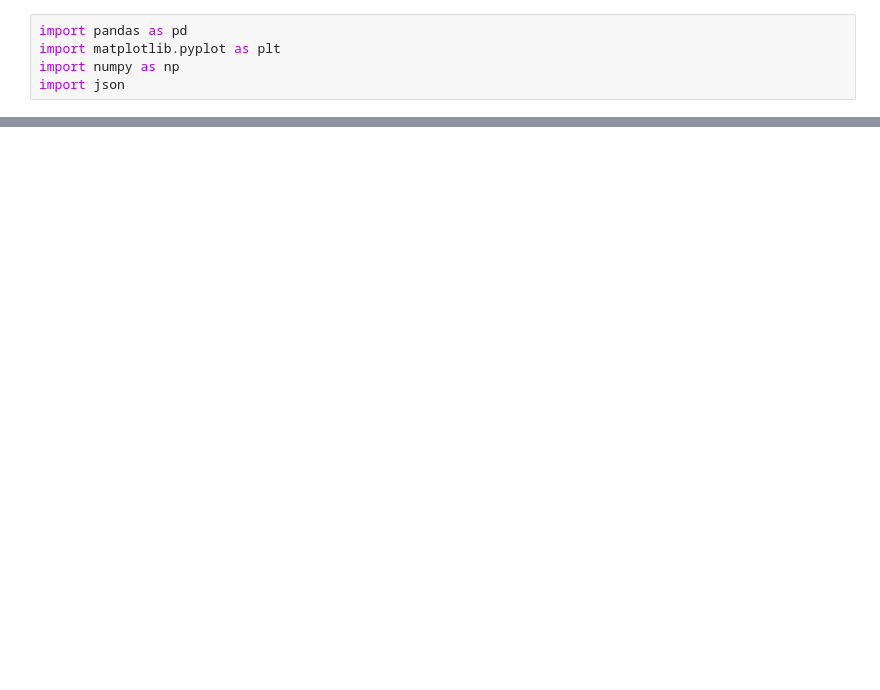
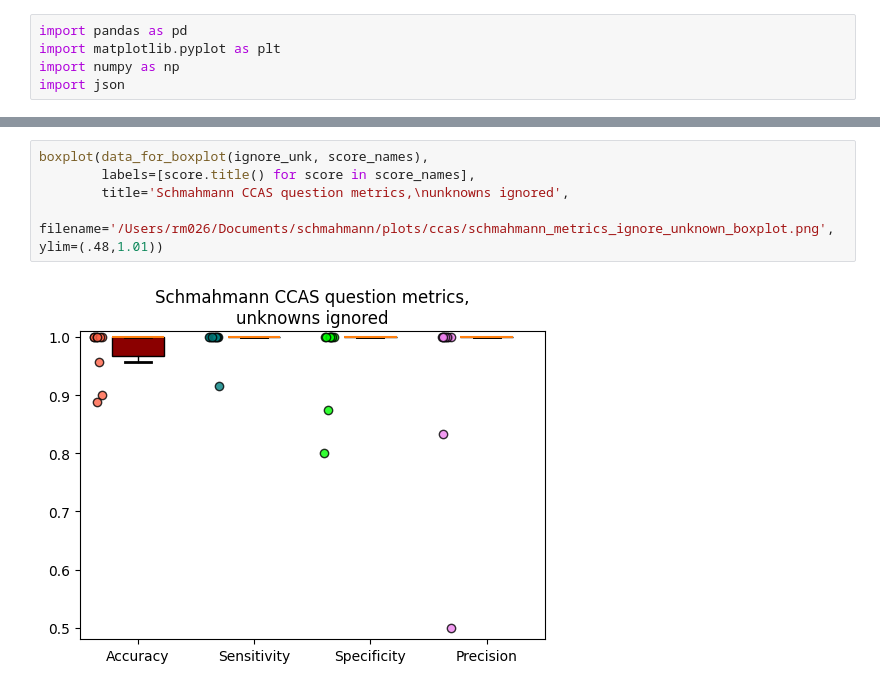
Before and after one commit to Calvinwhow/ReviewPyper, a Jupyter notebook: dev_tools/schmahmann_accuracy_analysis.ipynb, the cells around one changed output, grey strips where cells are left out. Cells and saved outputs as stored; diff of their text form; blank space fills up the shorter version.

```diff
--- a/dev_tools/schmahmann_accuracy_analysis.ipynb
+++ b/dev_tools/schmahmann_accuracy_analysis.ipynb
@@ -168,0 +330,7 @@ ignoring_unknowns_accuracy
+# %%
+boxplot(data_for_boxplot(ignore_unk, score_names),
+        labels=[score.title() for score in score_names],
+        title='Schmahmann CCAS question metrics,\nunknowns ignored',
+        filename='/Users/rm026/Documents/schmahmann/plots/ccas/schmahmann_metrics_ignore_unknown_boxplot.png', ylim=(.48,1.01))
+# %% [output]
+[figure, added]
```
Also changed, not shown: parts of 23 cells of this notebook, 5 other files.
